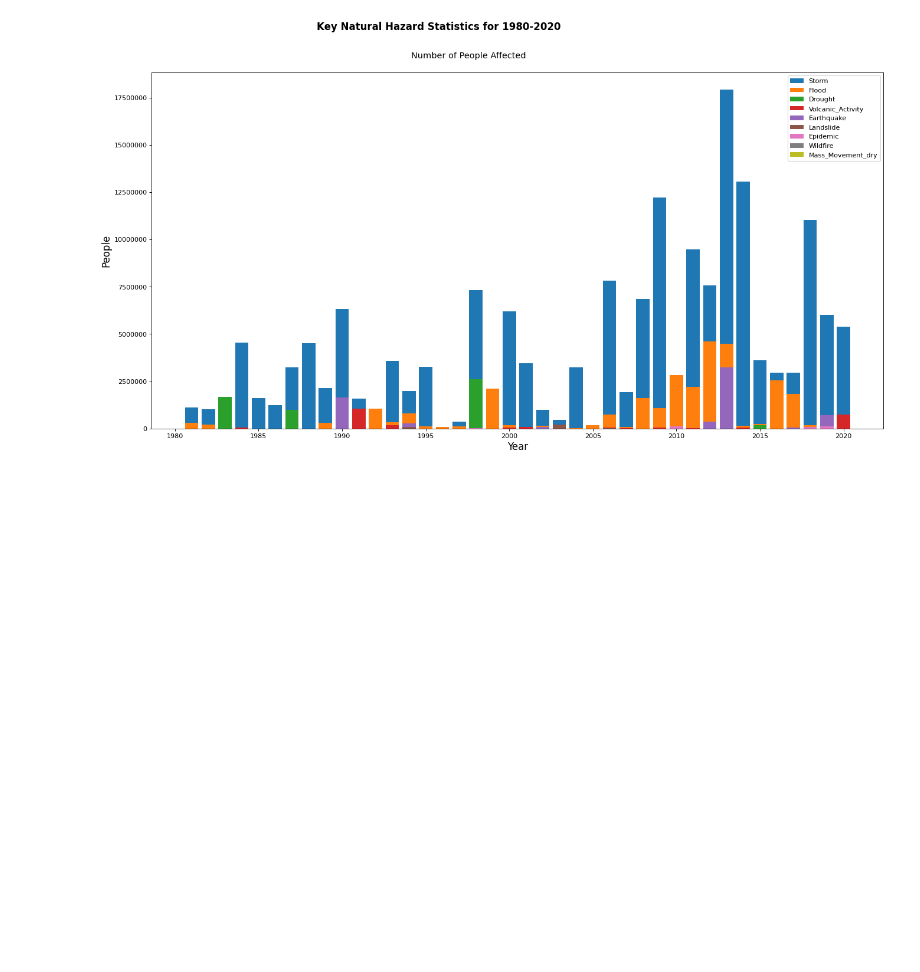
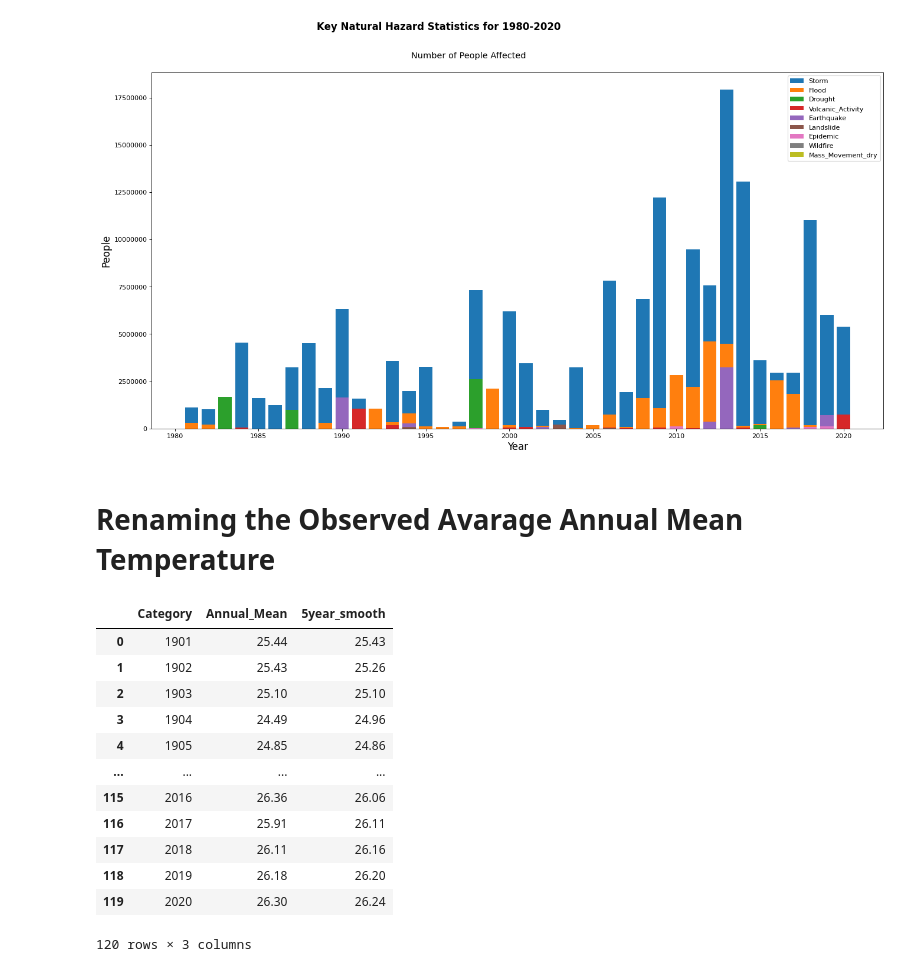
Before and after one commit to edbertocampo/Analytics-Techniques-and-Tools-Proposal-, a Jupyter notebook: Climate_Change_in_the_Philippines_through_the_Years.ipynb, the cells around one changed output. Saved outputs shown, nothing was run; the diff lists cells and outputs as text; code cells hidden in the pictures; blank space fills up the shorter version.

```diff
--- a/Climate_Change_in_the_Philippines_through_the_Years.ipynb
+++ b/Climate_Change_in_the_Philippines_through_the_Years.ipynb
@@ -254,3 +256,22 @@ fig.text(
 plt.show()
 # %% [output]
 [figure]
+# %% [markdown]
+# Renaming the Observed Avarage Annual Mean Temperature
+# %%
+ob_avg.rename(columns={'Annual Mean': 'Annual_Mean', '5-yr smooth': '5year_smooth'}, inplace=True)
+ob_avg
+# %% [output]
+|  | Category | Annual_Mean | 5year_smooth |
+| 0 | 1901 | 25.44 | 25.43 |
+| 1 | 1902 | 25.43 | 25.26 |
+| 2 | 1903 | 25.10 | 25.10 |
+| 3 | 1904 | 24.49 | 24.96 |
+| 4 | 1905 | 24.85 | 24.86 |
+| ... | ... | ... | ... |
+| 115 | 2016 | 26.36 | 26.06 |
+| 116 | 2017 | 25.91 | 26.11 |
+| 117 | 2018 | 26.11 | 26.16 |
+| 118 | 2019 | 26.18 | 26.20 |
+| 119 | 2020 | 26.30 | 26.24 |
+120 rows × 3 columns
```
Also changed, not shown: parts of 3 cells of this notebook.
